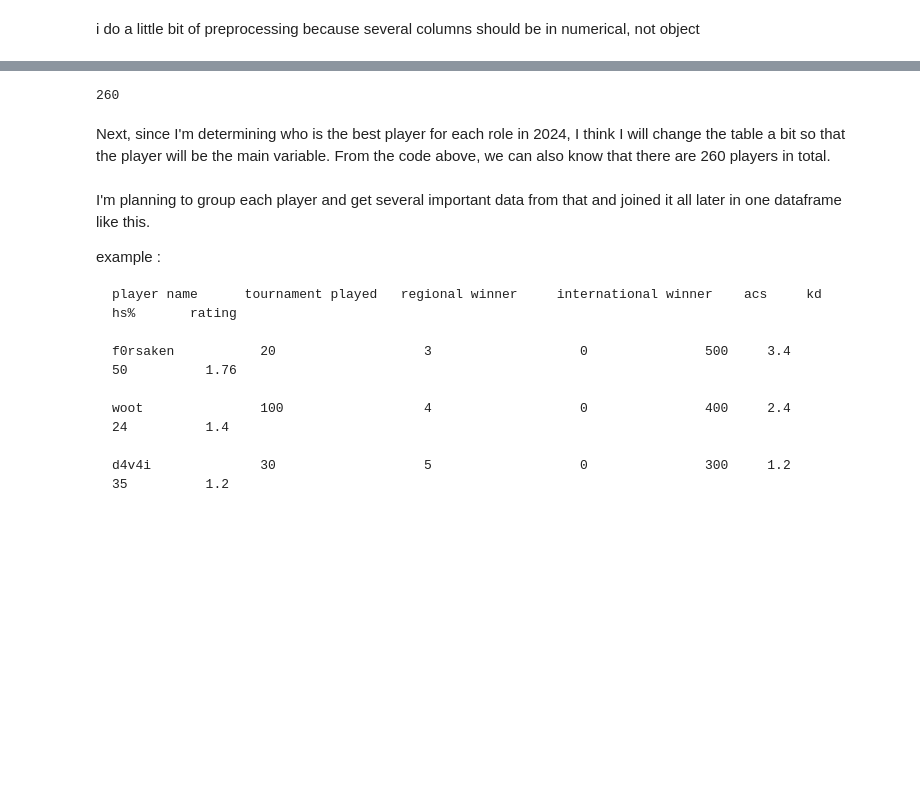
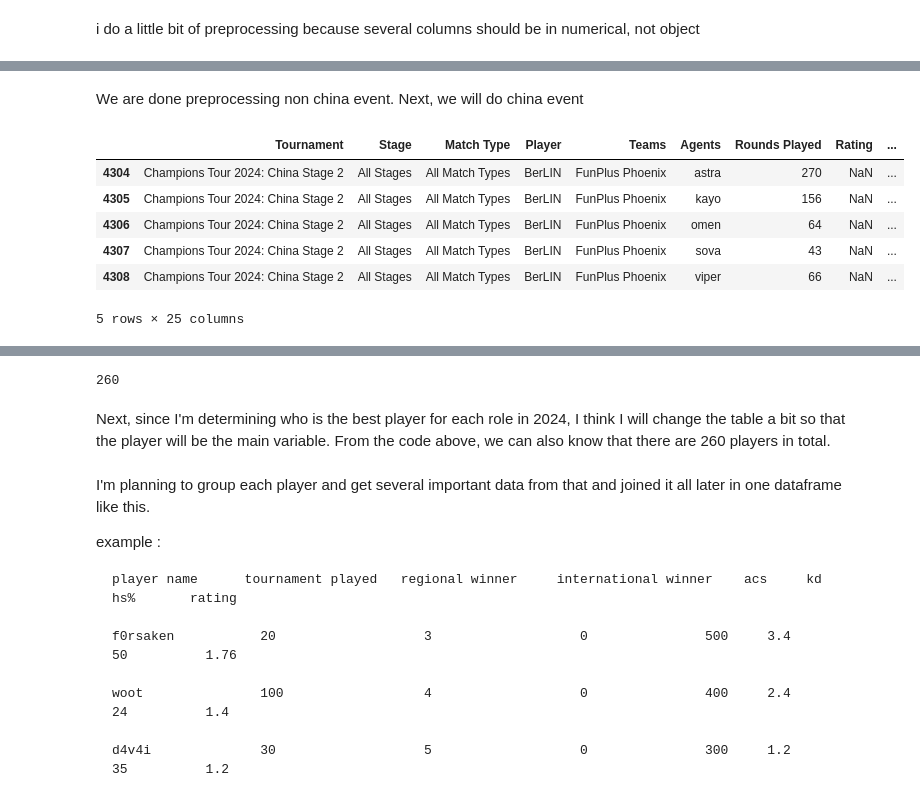
Before and after one commit to nabilrakaiza/val_project, a Jupyter notebook: notebook.ipynb, the cells around one changed output, grey strips where cells are left out. Saved outputs shown, nothing was run; the diff lists cells and outputs as text; code cells hidden in the pictures; blank space fills up the shorter version.

Commit message:
dividing data into china and non_china event

```diff
--- a/notebook.ipynb
+++ b/notebook.ipynb
@@ -110,12 +311,12 @@ player_data
 # %% [markdown]
 i do a little bit of preprocessing because several columns should be in numerical, not object
 # %%
-player_data["Kill, Assist, Trade, Survive %"] = player_data["Kill, Assist, Trade, Survive %"].str.replace("%", "").astype(float)
-player_data["Headshot %"] = player_data["Headshot %"].str.replace("%", "").astype(float)
-player_data["Clutch Success %"] = player_data["Clutch Success %"].str.replace("%", "").astype(float)
-player_data["Clutch Success %"] = player_data["Clutch Success %"].fillna(0)
-player_data[['Clutch won', 'Clutch played']] = player_data['Clutches (won/played)'].str.split('/', expand=True)
-player_data[['Clutch won', 'Clutch played']] = player_data[['Clutch won', 'Clutch played']].fillna(0)
-player_data['Clutch won'] = player_data['Clutch won'].astype(int)
-player_data['Clutch played'] = player_data['Clutch played'].astype(int)
-player_data = player_data.drop(columns="Clutches (won/played)")
+non_china_event["Kill, Assist, Trade, Survive %"] = non_china_event["Kill, Assist, Trade, Survive %"].str.replace("%", "").astype(float)
+non_china_event["Headshot %"] = non_china_event["Headshot %"].str.replace("%", "").astype(float)
+non_china_event["Clutch Success %"] = non_china_event["Clutch Success %"].str.replace("%", "").astype(float)
+non_china_event["Clutch Success %"] = non_china_event["Clutch Success %"].fillna(0)
+non_china_event[['Clutch won', 'Clutch played']] = non_china_event['Clutches (won/played)'].str.split('/', expand=True)
+non_china_event[['Clutch won', 'Clutch played']] = non_china_event[['Clutch won', 'Clutch played']].fillna(0)
+non_china_event['Clutch won'] = non_china_event['Clutch won'].astype(int)
+non_china_event['Clutch played'] = non_china_event['Clutch played'].astype(int)
+non_china_event = non_china_event.drop(columns="Clutches (won/played)")
@@ -124,4 +322,0 @@ tournament_list = player_data["Tournament"].unique().tolist()
-# %%
-cat_cols = ["Tournament"]
-player_data = pd.get_dummies(player_data, columns = cat_cols)
-player_data = player_data.drop(columns=["Match Type", "Stage", "Teams"])
@@ -158,0 +343,16 @@ vyse was released in august 2024 (after champions 2024) and tejo was released in
+# %% [markdown]
+We are done preprocessing non china event. Next, we will do china event
+# %%
+china_event = player_data[(player_data["Tournament"] == 'Champions Tour 2024: China Kickoff') |
+                              (player_data["Tournament"] == 'Champions Tour 2024: China Stage 1') |
+                              (player_data["Tournament"] == 'Champions Tour 2024: China Stage 2') |
+                              (player_data["Tournament"] == 'Champions Tour 2024: Masters Shanghai')]
+china_event.head()
+# %% [output]
+|  | Tournament | Stage | Match Type | Player | Teams | Agents | Rounds Played | Rating | ... |
+| 4304 | Champions Tour 2024: China Stage 2 | All Stages | All Match Types | BerLIN | FunPlus Phoenix | astra | 270 | NaN | ... |
+| 4305 | Champions Tour 2024: China Stage 2 | All Stages | All Match Types | BerLIN | FunPlus Phoenix | kayo | 156 | NaN | ... |
+| 4306 | Champions Tour 2024: China Stage 2 | All Stages | All Match Types | BerLIN | FunPlus Phoenix | omen | 64 | NaN | ... |
+| 4307 | Champions Tour 2024: China Stage 2 | All Stages | All Match Types | BerLIN | FunPlus Phoenix | sova | 43 | NaN | ... |
+| 4308 | Champions Tour 2024: China Stage 2 | All Stages | All Match Types | BerLIN | FunPlus Phoenix | viper | 66 | NaN | ... |
+5 rows × 25 columns
```
Also changed, not shown: parts of 39 cells of this notebook, 4 other files.
